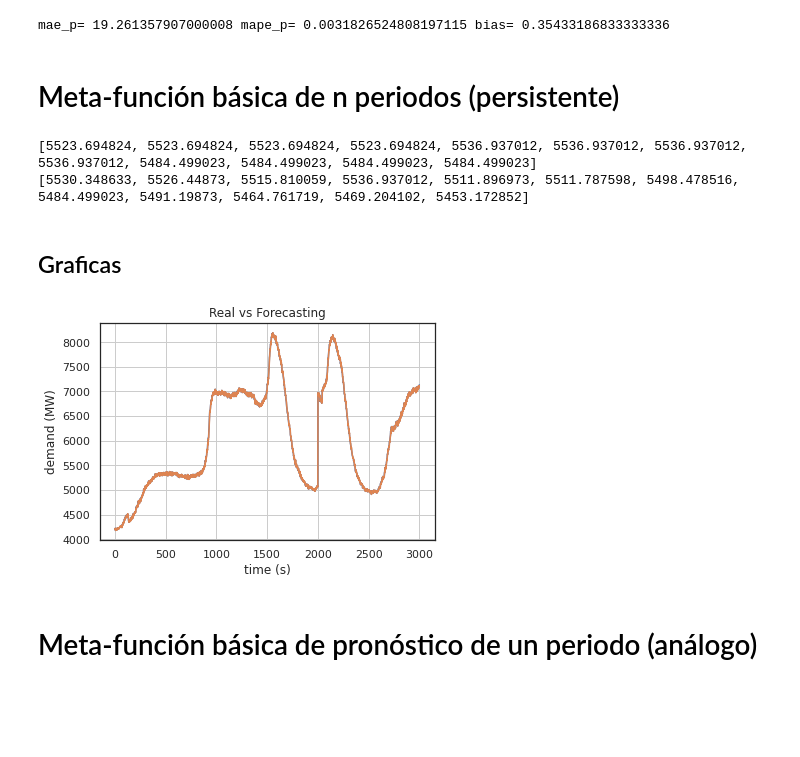
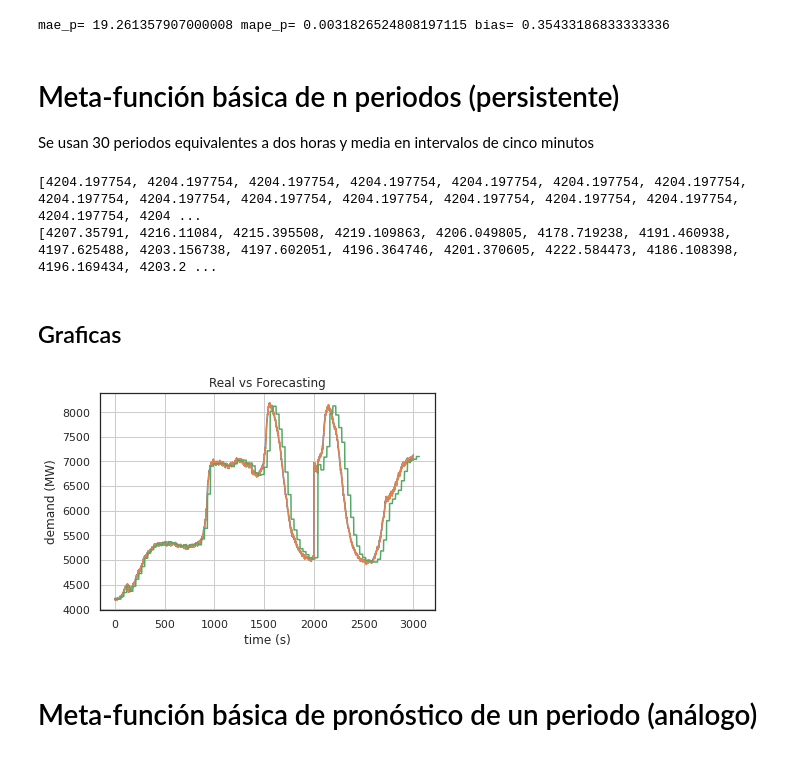
Before and after one commit to urieliram/statistical, a Jupyter notebook: Analog2.ipynb, the cells around one changed output. Cells and saved outputs as stored; diff of their text form; code cells hidden in the pictures; blank space fills up the shorter version.

```diff
--- a/Analog2.ipynb
+++ b/Analog2.ipynb
@@ -755,40 +756,43 @@ print('mae_p=',mae_p,'mape_p=',mape_p,'bias=',bias_p)
 mae_p= 19.261357907000008 mape_p= 0.0031826524808197115 bias= 0.35433186833333336
 # %% [markdown]
 # Meta-función básica de n periodos (persistente)
+Se usan 30 periodos equivalentes a dos horas y media en intervalos de cinco minutos
 # %%
 to  = 0  ## Inicio de la posición del periodo de entrenamiento
 tt  = 13 ## Inicio de la posición del pronóstico de prueba
 tf  = 25 ## Fin de la posición del pronóstico de prueba
-np  = 4    ## Numero de periodos por salto
-j=0
-forecast2=[]
-for i in range(tt,tf,np):
-    #print(serie[to+j-1:tt+j])
-    forecast2=forecast2+persistent(serie[to+j:tt+j],np)
-    j=j+np
+np  = 30    ## Numero de periodos por salto
+forecast2_ =[]
+time2_     =[]
+for tt,tf in positions_test:
+    j=0
+    for i in range(tt,tf,np):
+        t_o = time.time()
+        forecast2_=forecast2_+persistent(serie[to+j:tt+j],np)
+        time2_.append(time.time() - t_o)
+        j=j+np
-# %%
-test = serie[tt:tf]
-print(forecast2)
-print(test)
-# %% [output]
-[5523.694824, 5523.694824, 5523.694824, 5523.694824, 5536.937012, 5536.937012, 5536.937012, 5536.937012, 5484.499023, 5484.499023, 5484.499023, 5484.499023]
-[5530.348633, 5526.44873, 5515.810059, 5536.937012, 5511.896973, 5511.787598, 5498.478516, 5484.499023, 5491.19873, 5464.761719, 5469.204102, 5453.172852]
+# %%
+print(forecast2_)
+print(test_)
+# %% [output]
+[4204.197754, 4204.197754, 4204.197754, 4204.197754, 4204.197754, 4204.197754, 4204.197754, 4204.197754, 4204.197754, 4204.197754, 4204.197754, 4204.197754, 4204.197754, 4204.197754, 4204.197754, 4204 ...
+[4207.35791, 4216.11084, 4215.395508, 4219.109863, 4206.049805, 4178.719238, 4191.460938, 4197.625488, 4203.156738, 4197.602051, 4196.364746, 4201.370605, 4222.584473, 4186.108398, 4196.169434, 4203.2 ...
 # %% [markdown]
 ## Graficas
 # %%
 fig, ax = plt.subplots()
 ax.plot(test_)
 ax.plot(forecast_)
-#ax.plot(forecast2_)
+ax.plot(forecast2_)
 
 ax.set(xlabel='time (s)', ylabel='demand (MW)',
        title='Real vs Forecasting')
 ax.grid()
 
 fig.savefig("test.png")
 plt.show()
 # %% [output]
-[figure, old version]
+[figure, new version]
 # %% [markdown]
 # Meta-función básica de pronóstico de un periodo (análogo)
 # %%
```
Also changed, not shown: parts of 2 cells of this notebook.
